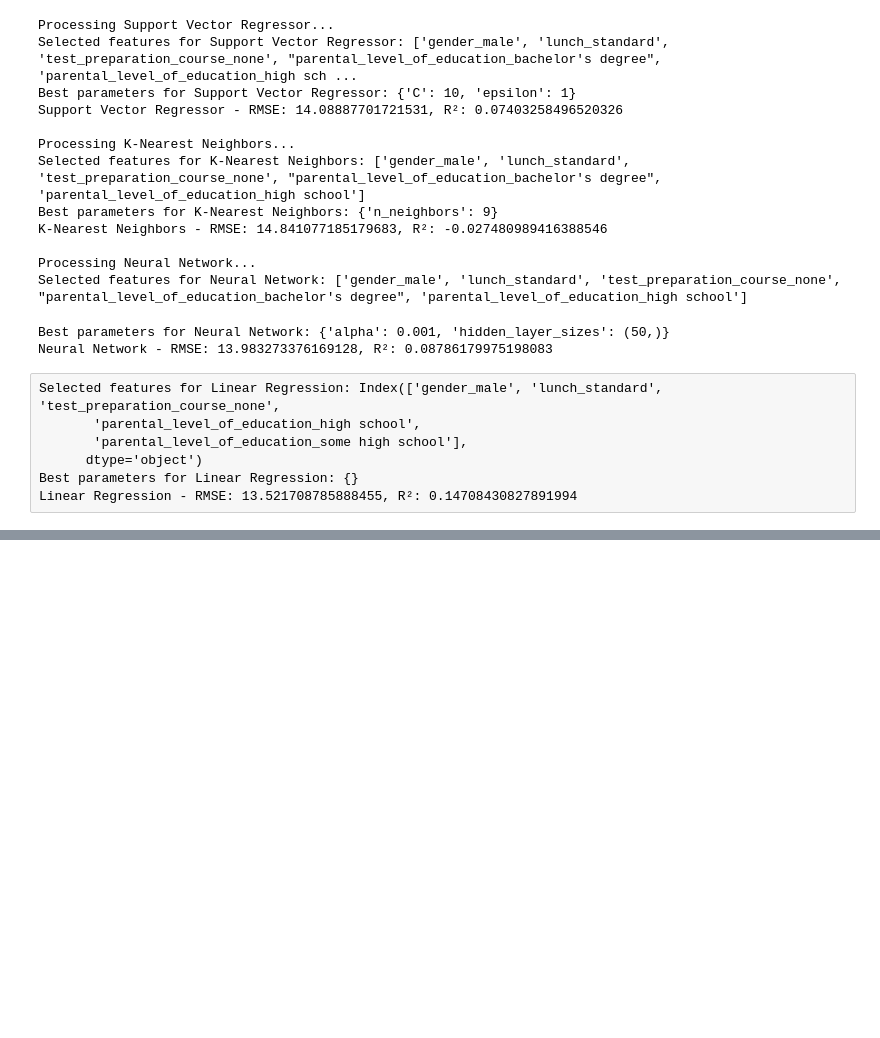
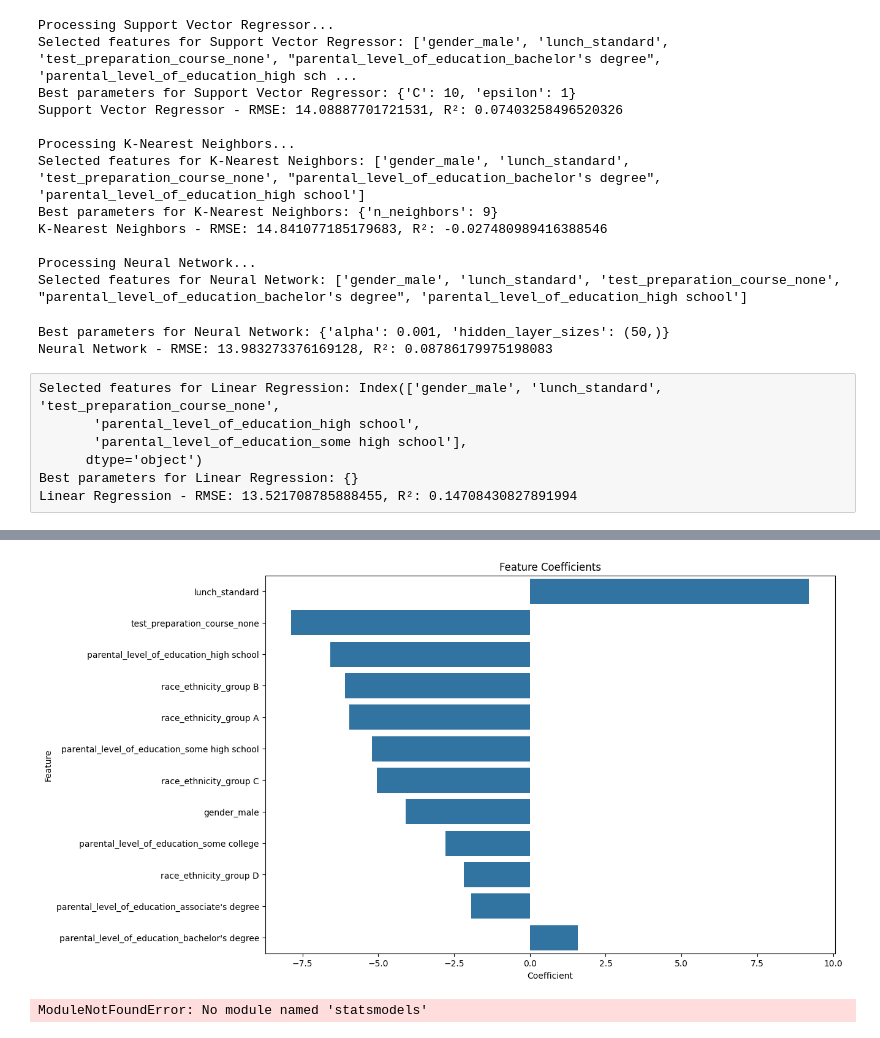
Before and after one commit to ashiknazar/student_performance, a Jupyter notebook: notebook/EDA_STUDENTS.ipynb, the cells around one changed output, grey strips where cells are left out. Cells and saved outputs as stored; diff of their text form; code cells hidden in the pictures; blank space fills up the shorter version.

```diff
--- a/notebook/EDA_STUDENTS.ipynb
+++ b/notebook/EDA_STUDENTS.ipynb
@@ -545,0 +672,12 @@ Linear Regression - RMSE: 13.521708785888455, R²: 0.14708430827891994
+# %%
+# Create dataframe of features and their coefficients
+coefficients = pd.DataFrame({
+    'Feature': X.columns,
+    'Coefficient': lr_model.coef_
+})
+
+# Sort by absolute value of coefficients
+coefficients['Absolute Coefficient'] = coefficients['Coefficient'].abs()
+coefficients = coefficients.sort_values(by='Absolute Coefficient', ascending=False)
+
+print(coefficients[['Feature', 'Coefficient']])
@@ -545,0 +698,13 @@ Linear Regression - RMSE: 13.521708785888455, R²: 0.14708430827891994
+# %%
+plt.figure(figsize=(12, 8))
+sns.barplot(x='Coefficient', y='Feature', data=coefficients)
+plt.title('Feature Coefficients')
+plt.show()
+# %% [output]
+[figure, added]
+# %%
+from statsmodels.stats.stattools import durbin_watson
+dw_stat = durbin_watson(residuals)
+print(f"Durbin-Watson statistic: {dw_stat}")
+# %% [output]
+ModuleNotFoundError: No module named 'statsmodels'
```
Also changed, not shown: parts of 12 cells of this notebook.
